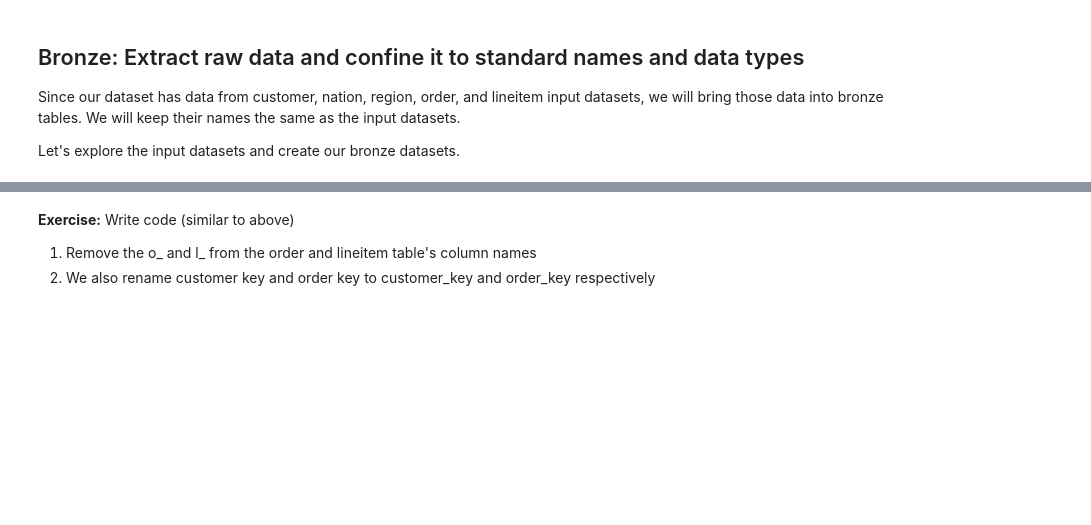
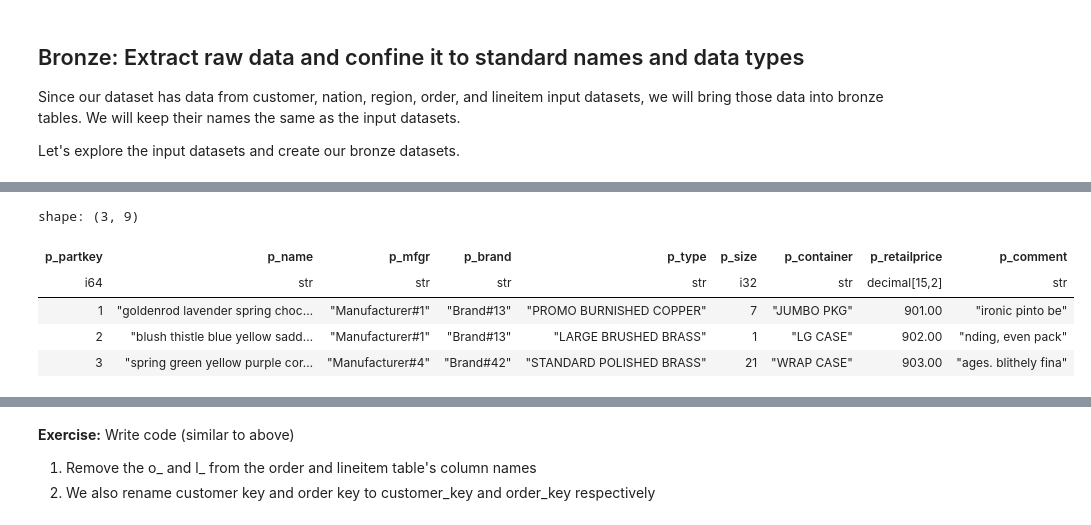
Before and after one commit to sarah-weatherbee/de-review-jm, a Jupyter notebook: setup-data-project.ipynb, the cells around one changed output, grey strips where cells are left out. Saved outputs shown, nothing was run; the diff lists cells and outputs as text; code cells hidden in the pictures; blank space fills up the shorter version.

```diff
--- a/setup-data-project.ipynb
+++ b/setup-data-project.ipynb
@@ -284,11 +284,9 @@ lineitem_df = con.sql("select * from lineitem").pl()
 nation_df = con.sql("select * from nation").pl()
 region_df = con.sql("select * from region").pl()
 
+#bringing in partsupp, part, supplier
+partsupp_df = con.sql("select * from partsupp").pl()
+part_df = con.sql("select * from part").pl()
+supplier_df =  con.sql("select * from supplier").pl()
+
 con.close() #close DuckDB connection
-
-# remove c_ and then rename custkey to customer_key
-cleaned_customer_df = customer_df.rename(lambda col_name: col_name[2:]).rename({"custkey": "customer_key"})
-
-# remove the n_ and r_ from the nation and region table's column names
-cleaned_nation_df = nation_df.rename(lambda col_name: col_name[2:])
-cleaned_region_df = region_df.rename(lambda col_name: col_name[2:])
@@ -294,0 +302,9 @@ cleaned_region_df = region_df.rename(lambda col_name: col_name[2:])
+# %%
+part_df.head(3)
+# %% [output]
+shape: (3, 9)
+| p_partkey | p_name | p_mfgr | p_brand | p_type | p_size | p_container | p_retailprice | p_comment |
+| i64 | str | str | str | str | i32 | str | decimal[15,2] | str |
+| 1 | "goldenrod lavender spring choc… | "Manufacturer#1" | "Brand#13" | "PROMO BURNISHED COPPER" | 7 | "JUMBO PKG" | 901.00 | "ironic pinto be" |
+| 2 | "blush thistle blue yellow sadd… | "Manufacturer#1" | "Brand#13" | "LARGE BRUSHED BRASS" | 1 | "LG CASE" | 902.00 | "nding, even pack" |
+| 3 | "spring green yellow purple cor… | "Manufacturer#4" | "Brand#42" | "STANDARD POLISHED BRASS" | 21 | "WRAP CASE" | 903.00 | "ages. blithely fina" |
```
Also changed, not shown: parts of 16 cells of this notebook.
